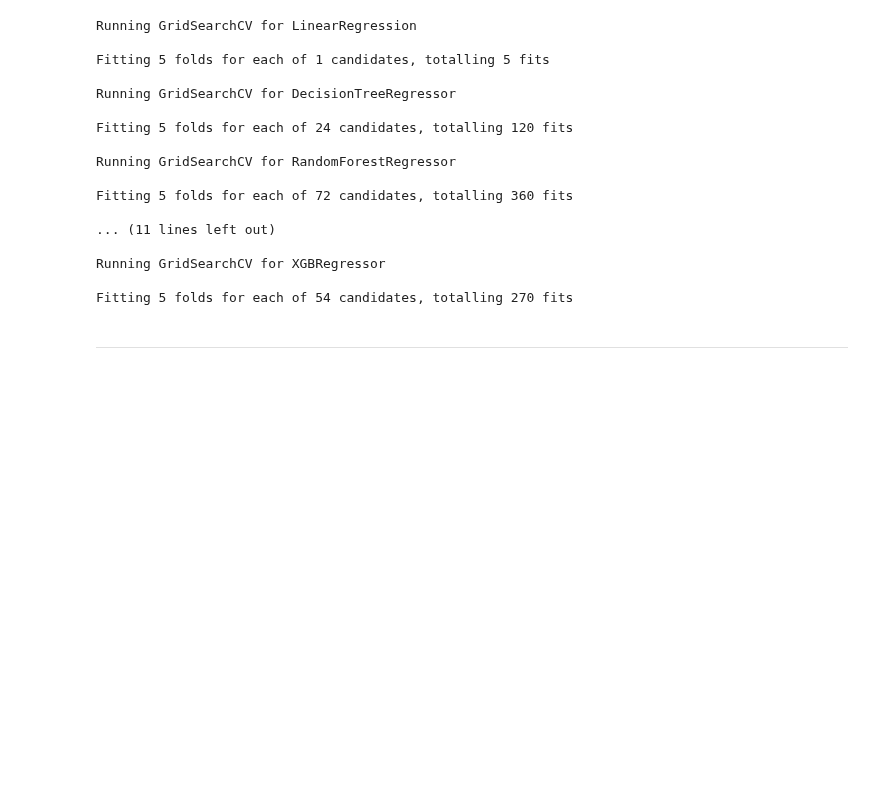
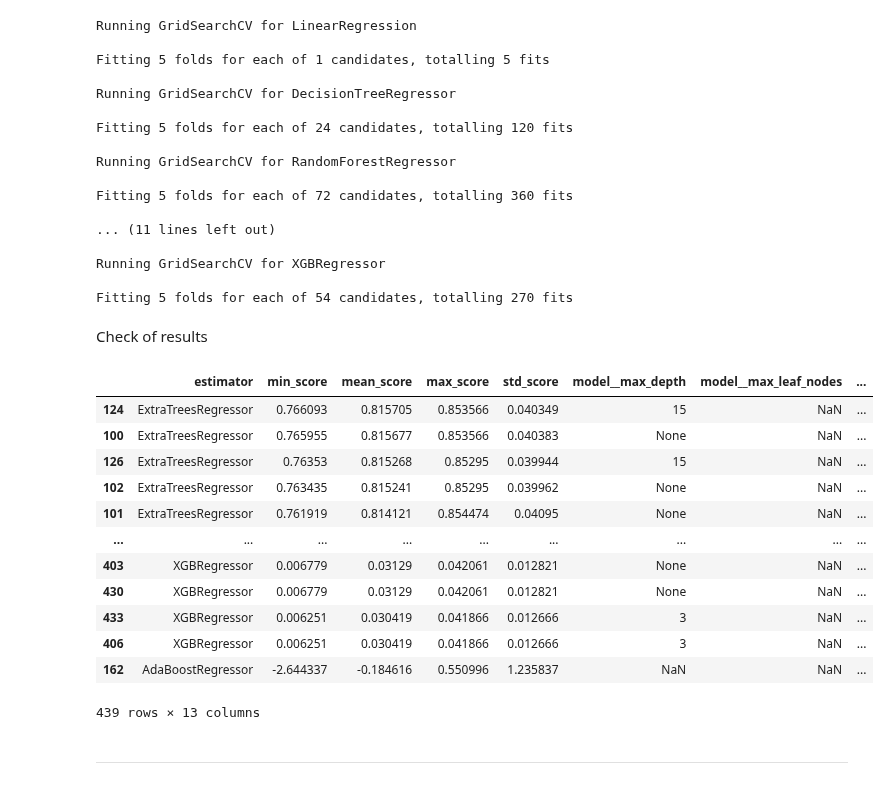
Before and after one commit to rockroman/ws, a Jupyter notebook: jupyter_notebooks/05_ml_model_and_evaluation.ipynb, the cells around one changed output. Cells and saved outputs as stored; diff of their text form; code cells hidden in the pictures; blank space fills up the shorter version.

```diff
--- a/jupyter_notebooks/05_ml_model_and_evaluation.ipynb
+++ b/jupyter_notebooks/05_ml_model_and_evaluation.ipynb
@@ -315,5 +315,24 @@ Fitting 5 folds for each of 72 candidates, totalling 360 fits
 Running GridSearchCV for XGBRegressor
 
 Fitting 5 folds for each of 54 candidates, totalling 270 fits
+# %% [markdown]
+Check of results
+# %%
+grid_search_summary, grid_search_pipelines = search.score_summary(sort_by='mean_score')
+grid_search_summary
+# %% [output]
+|  | estimator | min_score | mean_score | max_score | std_score | model__max_depth | model__max_leaf_nodes | ... |
+| 124 | ExtraTreesRegressor | 0.766093 | 0.815705 | 0.853566 | 0.040349 | 15 | NaN | ... |
+| 100 | ExtraTreesRegressor | 0.765955 | 0.815677 | 0.853566 | 0.040383 | None | NaN | ... |
+| 126 | ExtraTreesRegressor | 0.76353 | 0.815268 | 0.85295 | 0.039944 | 15 | NaN | ... |
+| 102 | ExtraTreesRegressor | 0.763435 | 0.815241 | 0.85295 | 0.039962 | None | NaN | ... |
+| 101 | ExtraTreesRegressor | 0.761919 | 0.814121 | 0.854474 | 0.04095 | None | NaN | ... |
+| ... | ... | ... | ... | ... | ... | ... | ... | ... |
+| 403 | XGBRegressor | 0.006779 | 0.03129 | 0.042061 | 0.012821 | None | NaN | ... |
+| 430 | XGBRegressor | 0.006779 | 0.03129 | 0.042061 | 0.012821 | None | NaN | ... |
+| 433 | XGBRegressor | 0.006251 | 0.030419 | 0.041866 | 0.012666 | 3 | NaN | ... |
+| 406 | XGBRegressor | 0.006251 | 0.030419 | 0.041866 | 0.012666 | 3 | NaN | ... |
+| 162 | AdaBoostRegressor | -2.644337 | -0.184616 | 0.550996 | 1.235837 | NaN | NaN | ... |
+439 rows × 13 columns
 # %% [markdown]
 ---
```
Also changed, not shown: parts of 7 cells of this notebook.
